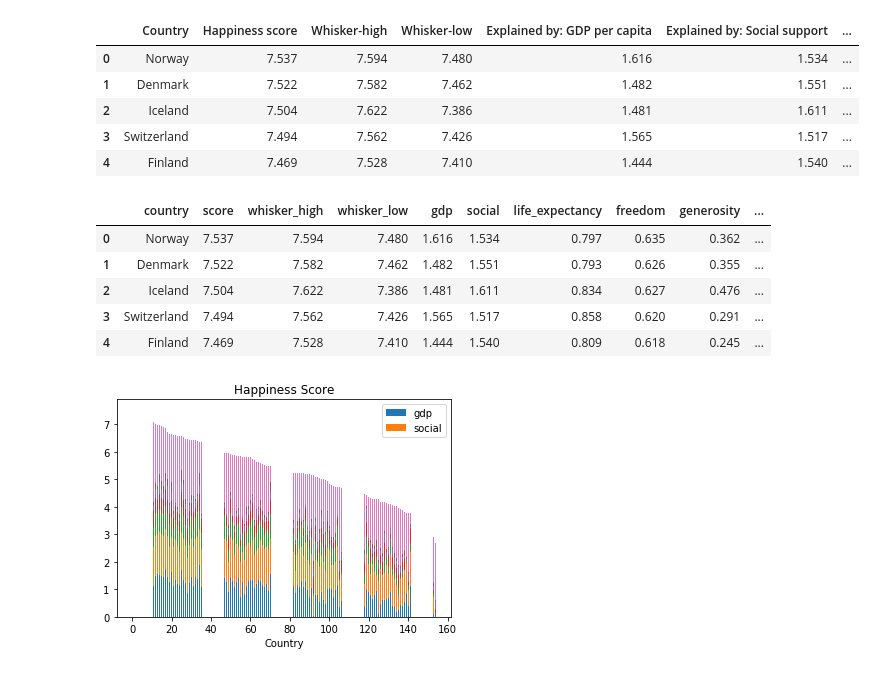
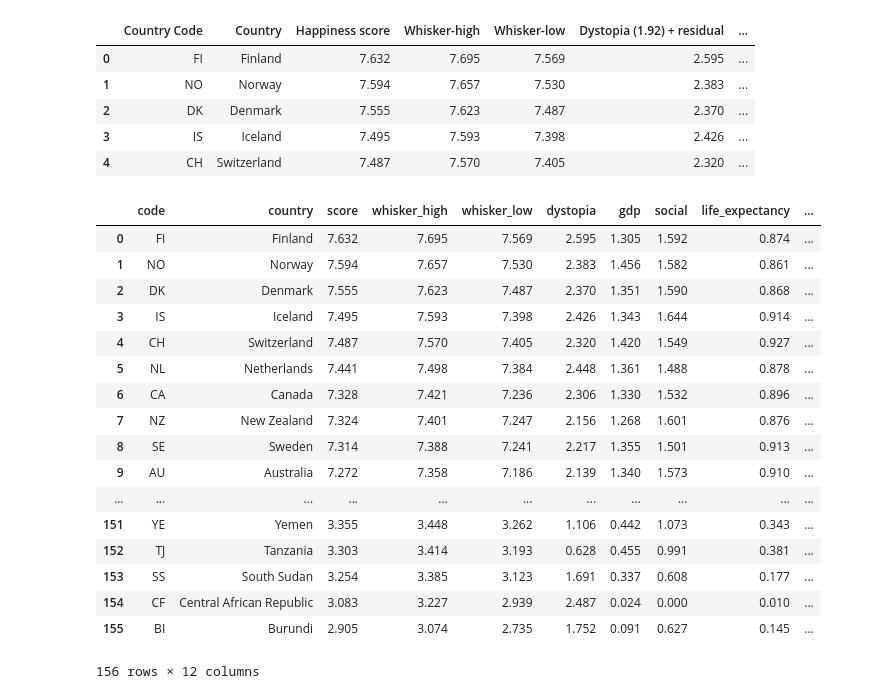
Before and after one commit to 4d4m43/DrinkAndBeHapPY, a Jupyter notebook: libs/whiskers.ipynb, the cells around one changed output. Cells and saved outputs as stored; diff of their text form; code cells hidden in the pictures.

```diff
--- a/libs/whiskers.ipynb
+++ b/libs/whiskers.ipynb
@@ -4,26 +4,38 @@ import numpy as np
 import scipy.stats as stats
 import pandas as pd
 # %%
-df_happy = pd.read_csv("../data/clean_data/happiness_raw_2017.csv")
+df_happy = pd.read_csv("C:/Users/adama/Desktop/happiness_adam.csv")
 df_happy.head()
 # %% [output]
-|  | Country | Happiness score | Whisker-high | Whisker-low | Explained by: GDP per capita | Explained by: Social support | ... |
-| 0 | Norway | 7.537 | 7.594 | 7.480 | 1.616 | 1.534 | ... |
-| 1 | Denmark | 7.522 | 7.582 | 7.462 | 1.482 | 1.551 | ... |
-| 2 | Iceland | 7.504 | 7.622 | 7.386 | 1.481 | 1.611 | ... |
-| 3 | Switzerland | 7.494 | 7.562 | 7.426 | 1.565 | 1.517 | ... |
-| 4 | Finland | 7.469 | 7.528 | 7.410 | 1.444 | 1.540 | ... |
+|  | Country Code | Country | Happiness score | Whisker-high | Whisker-low | Dystopia (1.92) + residual | ... |
+| 0 | FI | Finland | 7.632 | 7.695 | 7.569 | 2.595 | ... |
+| 1 | NO | Norway | 7.594 | 7.657 | 7.530 | 2.383 | ... |
+| 2 | DK | Denmark | 7.555 | 7.623 | 7.487 | 2.370 | ... |
+| 3 | IS | Iceland | 7.495 | 7.593 | 7.398 | 2.426 | ... |
+| 4 | CH | Switzerland | 7.487 | 7.570 | 7.405 | 2.320 | ... |
 # %%
-headers = ["country", "score", "whisker_high", "whisker_low", "gdp", "social", "life_expectancy", "freedom", "generosity", "corruption", "dystopia"]
+headers = ["code", "country", "score", "whisker_high", "whisker_low", "dystopia", "gdp", "social", "life_expectancy", "freedom", "generosity", "corruption"]
 df_happy.columns = headers
-df_happy.head()
+df_happy
 # %% [output]
-|  | country | score | whisker_high | whisker_low | gdp | social | life_expectancy | freedom | generosity | ... |
-| 0 | Norway | 7.537 | 7.594 | 7.480 | 1.616 | 1.534 | 0.797 | 0.635 | 0.362 | ... |
-| 1 | Denmark | 7.522 | 7.582 | 7.462 | 1.482 | 1.551 | 0.793 | 0.626 | 0.355 | ... |
-| 2 | Iceland | 7.504 | 7.622 | 7.386 | 1.481 | 1.611 | 0.834 | 0.627 | 0.476 | ... |
-| 3 | Switzerland | 7.494 | 7.562 | 7.426 | 1.565 | 1.517 | 0.858 | 0.620 | 0.291 | ... |
-| 4 | Finland | 7.469 | 7.528 | 7.410 | 1.444 | 1.540 | 0.809 | 0.618 | 0.245 | ... |
+|  | code | country | score | whisker_high | whisker_low | dystopia | gdp | social | life_expectancy | ... |
+| 0 | FI | Finland | 7.632 | 7.695 | 7.569 | 2.595 | 1.305 | 1.592 | 0.874 | ... |
+| 1 | NO | Norway | 7.594 | 7.657 | 7.530 | 2.383 | 1.456 | 1.582 | 0.861 | ... |
+| 2 | DK | Denmark | 7.555 | 7.623 | 7.487 | 2.370 | 1.351 | 1.590 | 0.868 | ... |
+| 3 | IS | Iceland | 7.495 | 7.593 | 7.398 | 2.426 | 1.343 | 1.644 | 0.914 | ... |
+| 4 | CH | Switzerland | 7.487 | 7.570 | 7.405 | 2.320 | 1.420 | 1.549 | 0.927 | ... |
+| 5 | NL | Netherlands | 7.441 | 7.498 | 7.384 | 2.448 | 1.361 | 1.488 | 0.878 | ... |
+| 6 | CA | Canada | 7.328 | 7.421 | 7.236 | 2.306 | 1.330 | 1.532 | 0.896 | ... |
+| 7 | NZ | New Zealand | 7.324 | 7.401 | 7.247 | 2.156 | 1.268 | 1.601 | 0.876 | ... |
+| 8 | SE | Sweden | 7.314 | 7.388 | 7.241 | 2.217 | 1.355 | 1.501 | 0.913 | ... |
+| 9 | AU | Australia | 7.272 | 7.358 | 7.186 | 2.139 | 1.340 | 1.573 | 0.910 | ... |
+| ... | ... | ... | ... | ... | ... | ... | ... | ... | ... | ... |
+| 151 | YE | Yemen | 3.355 | 3.448 | 3.262 | 1.106 | 0.442 | 1.073 | 0.343 | ... |
+| 152 | TJ | Tanzania | 3.303 | 3.414 | 3.193 | 0.628 | 0.455 | 0.991 | 0.381 | ... |
+| 153 | SS | South Sudan | 3.254 | 3.385 | 3.123 | 1.691 | 0.337 | 0.608 | 0.177 | ... |
+| 154 | CF | Central African Republic | 3.083 | 3.227 | 2.939 | 2.487 | 0.024 | 0.000 | 0.010 | ... |
+| 155 | BI | Burundi | 2.905 | 3.074 | 2.735 | 1.752 | 0.091 | 0.627 | 0.145 | ... |
+156 rows × 12 columns
 # %%
 country = df_happy["country"]
 gdp = df_happy["gdp"]
@@ -35,23 +47,29 @@ corruption = df_happy["corruption"]
 dystopia = df_happy["dystopia"]
 # %%
 ind = np.arange(df_happy["country"].nunique())    # the x locations for the groups
-width = 0.35       # the width of the bars: can also be len(x) sequence
+#print(ind)
+width = 10
 
-p1 = plt.bar(ind, gdp, width)
-p2 = plt.bar(ind, social, width, bottom=gdp)
-p3 = plt.bar(ind, life_expectancy, width, bottom=gdp+social)
-p4 = plt.bar(ind, freedom, width, bottom=gdp+social+life_expectancy)
-p5 = plt.bar(ind, generosity, width, bottom=gdp+social+life_expectancy+freedom)
-p6 = plt.bar(ind, corruption , width, bottom=gdp+social+life_expectancy+freedom+generosity)
-p7 = plt.bar(ind, dystopia, width, bottom=gdp+social+life_expectancy+freedom+generosity+corruption)
+fig = plt.figure(figsize=(100, 50))
 
-i = 0
+#ax = plt.subplots()
+
+p1 = plt.bar(ind, gdp)
+p2 = plt.bar(ind, social, bottom=gdp)
+p3 = plt.bar(ind, life_expectancy, bottom=gdp+social)
+p4 = plt.bar(ind, freedom, bottom=gdp+social+life_expectancy)
+p5 = plt.bar(ind, generosity, bottom=gdp+social+life_expectancy+freedom)
+p6 = plt.bar(ind, corruption, bottom=gdp+social+life_expectancy+freedom+generosity)
+p7 = plt.bar(ind, dystopia, bottom=gdp+social+life_expectancy+freedom+generosity+corruption)
+
+#ax = fig.add_subplot(111)
+#ax.plot(x, y)
+#plt.figure(figsize=(100, 50)
 plt.xlabel('Country')
 plt.title('Happiness Score')
-#plt.xticks(ind, for i in range(ind))
-#plt.yticks(np.arange(0, 81, 10))
-plt.legend((p1[0], p2[0]), ('gdp', 'social'))
-
+plt.xticks(ind, country, rotation=45)
+plt.yticks(np.arange(0, 10, 1))
+plt.legend((p1[0], p2[0], p3[0], p4[0], p5[0], p6[0], p7[0]),
+          ('gdp', 'social', 'life expectancy', 'freedom', 'generosity', 'corruption', 'dystopia'))
+plt.rcParams.update({'font.size': 2222})
 plt.show()
-# %% [output]
-[figure, removed]
```
Also changed, not shown: parts of 1 cell of this notebook, 5 other files.
